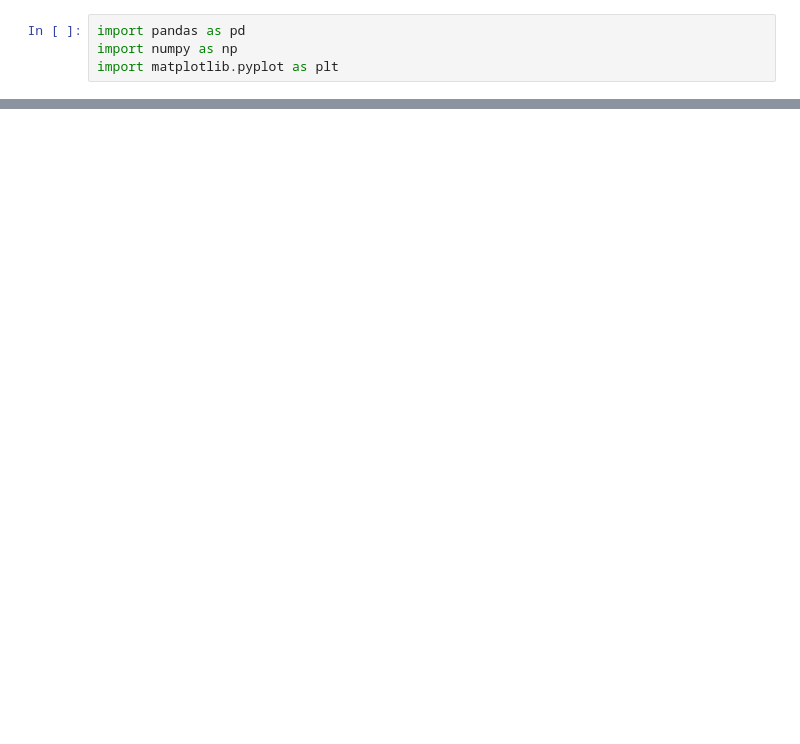
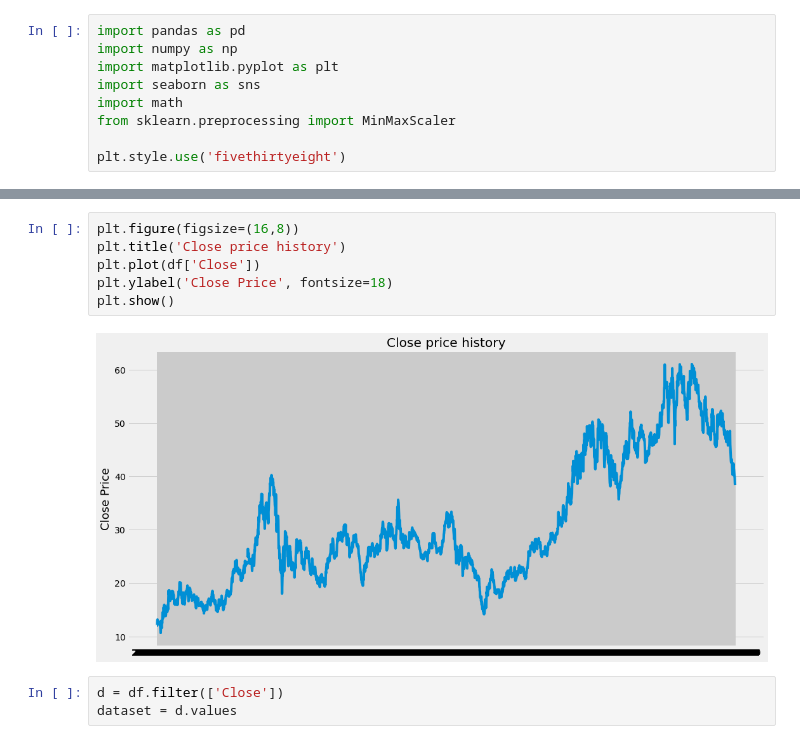
Before and after one commit to AndrewPomorski/Notebooks, a Jupyter notebook: XGB_TimeSeries.ipynb, the cells around one changed output, grey strips where cells are left out. Cells and saved outputs as stored; diff of their text form; blank space fills up the shorter version.

```diff
--- a/XGB_TimeSeries.ipynb
+++ b/XGB_TimeSeries.ipynb
@@ -2,5 +2,10 @@
 import pandas as pd
 import numpy as np
 import matplotlib.pyplot as plt
+import seaborn as sns
+import math
+from sklearn.preprocessing import MinMaxScaler
+
+plt.style.use('fivethirtyeight')
 # %%
 df = pd.read_csv('./data/0914.HK.csv')
@@ -21,0 +27,11 @@ df.describe()
+# %%
+plt.figure(figsize=(16,8))
+plt.title('Close price history')
+plt.plot(df['Close'])
+plt.ylabel('Close Price', fontsize=18)
+plt.show()
+# %% [output]
+[figure, added]
+# %%
+d = df.filter(['Close'])
+dataset = d.values
```
Also changed, not shown: parts of 10 cells of this notebook.
